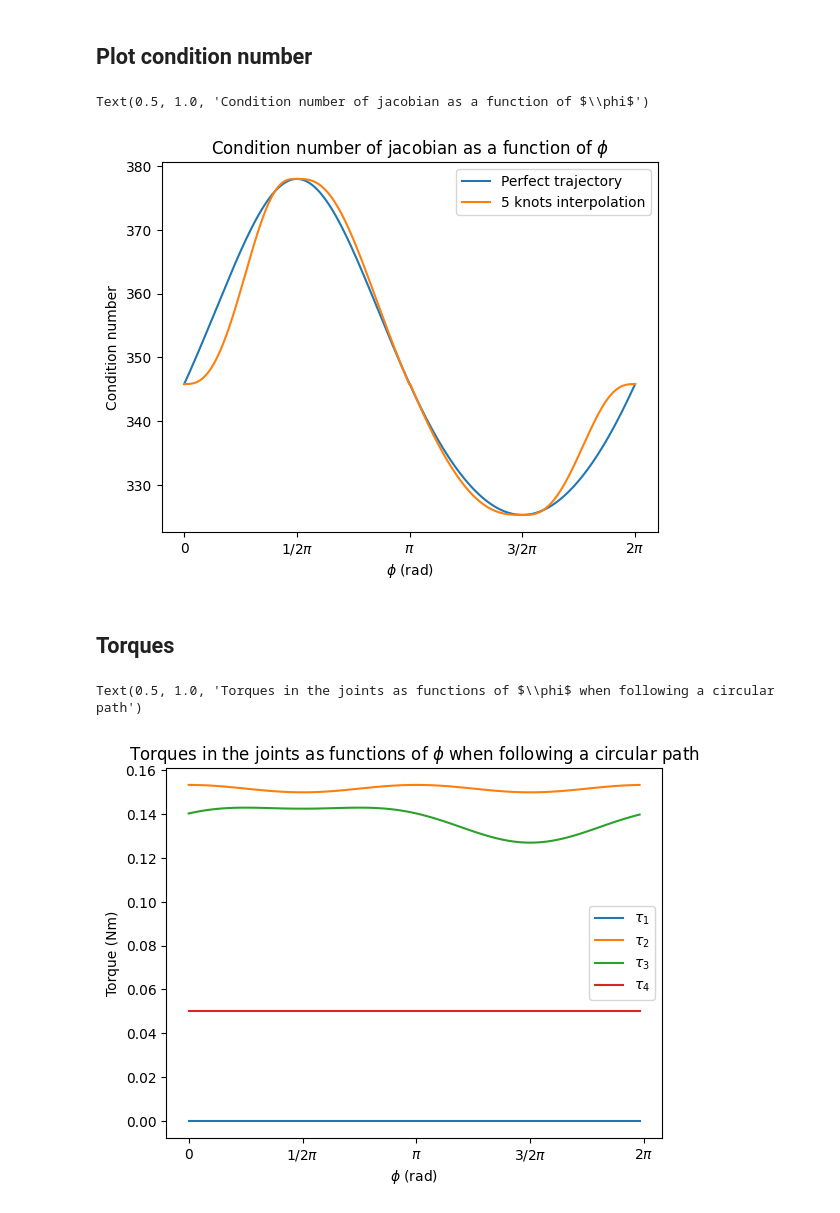
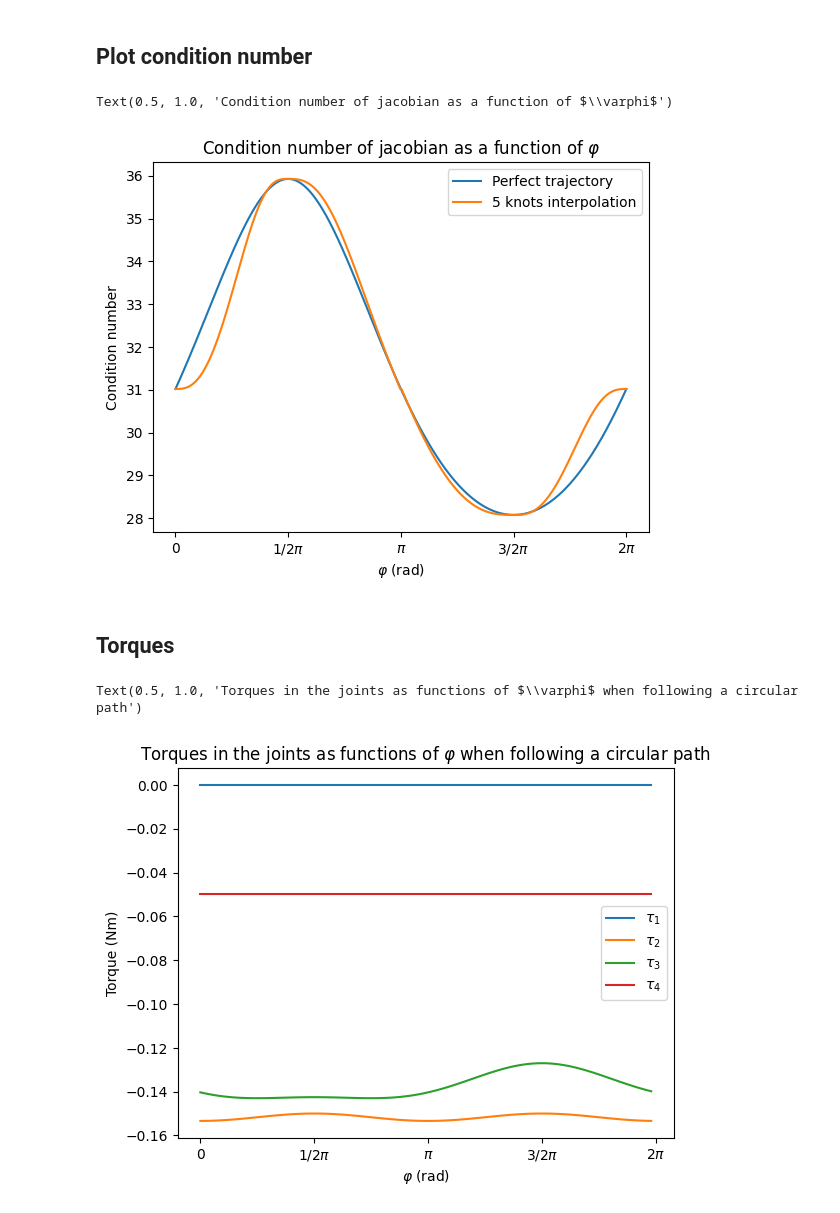
Before and after one commit to GrunyD/Robotics_course, a Jupyter notebook: plot_circle_path.ipynb, the cells around one changed output. Drawn from its saved outputs; the diff is of its cells as text; code cells hidden in the pictures.

```diff
--- a/plot_circle_path.ipynb
+++ b/plot_circle_path.ipynb
@@ -17,9 +14,14 @@ The autoreload extension is already loaded. To reload it, use:
 # %% [markdown]
 ## Problem 5
 # %%
-eta = np.array((0,-3,0,0))
-phi = np.pi/2
-angles = circle.get_angles_for_phi(phi)
-angle_velocities = jacobian.transform(angles, eta)
-print(angle_velocities)
+etas = np.array(((0,    0,      0, 0),
+                 (0,     -0.027, 0, 0),
+                 (0,    0,      -0.027, 0),
+                 (0,    0.027,  0, 0),
+                 (0,    0,      0, 0)))
+for eta in etas:
+    phi = np.pi/2
+    angles = circle.get_angles_for_phi(phi)
+    angle_velocities = jacobian.transform(angles, eta)
+    print(angle_velocities)
 # %% [output]
@@ -31,7 +41,7 @@ ticks = np.arange(0, 2.1, 0.5)
 pi_string = "$\pi$"
 labels = [F'{fractions.Fraction(tick) if tick != 1 else ""}{pi_string if tick != 0 else ""}' for tick in ticks]
 # %%
-lin_velocities = np.array(((0,0,0), (0,-27, 0), (0,0,-27), (0,27,0), (0,0,0)))
+lin_velocities = np.array(((0,0,0), (0,-0.027, 0), (0,0,-0.027), (0,0.027,0), (0,0,0)))
 matricies = trajectory_planning.circle_path(n_knots = 5, lin_velocities=lin_velocities)
 # %%
 k = []
@@ -87,13 +97,13 @@ fig, ax = plt.subplots(1,1)
 ax.plot(phis/np.pi, true_path_conds)
 ax.plot(phis/np.pi,conds)
 ax.set_xticks(labels = labels, ticks = ticks)
-ax.set_xlabel('$\phi$ (rad)')
+ax.set_xlabel(r'$\varphi$ (rad)')
 ax.set_ylabel('Condition number')
 ax.legend(('Perfect trajectory', '5 knots interpolation'))
-ax.set_title('Condition number of jacobian as a function of $\phi$')
+ax.set_title(r'Condition number of jacobian as a function of $\varphi$')
 # %% [output]
-Text(0.5, 1.0, 'Condition number of jacobian as a function of $\\phi$')
+Text(0.5, 1.0, 'Condition number of jacobian as a function of $\\varphi$')
-[figure, old version]
+[figure, new version]
 # %% [markdown]
 ## Torques
 # %%
@@ -101,7 +111,7 @@ Text(0.5, 1.0, 'Condition number of jacobian as a function of $\\phi$')
 N= 100
 torques = np.empty((N, 4))
 def get_r(t):
-    return np.sqrt((t[0,3]/1000)**2 + (t[1,3]/1000)**2)
+    return np.sqrt(t[0,3]**2 + t[1,3]**2)
 
 phis = []
 for i in range(N):
@@ -123,13 +133,13 @@ for i in range(N):
     torques[i] = t
 # %%
 fig, ax = plt.subplots(1,1)
-ax.plot(phis, torques)
+ax.plot(phis, -torques)
 ax.set_xticks(labels = labels, ticks = ticks)
 ax.legend(('$\\tau_1$', '$\\tau_2$', '$\\tau_3$', '$\\tau_4$'))
 ax.set_ylabel('Torque (Nm)')
-ax.set_xlabel('$\phi$ (rad)')
-ax.set_title('Torques in the joints as functions of $\phi$ when following a circular path')
+ax.set_xlabel(r'$\varphi$ (rad)')
+ax.set_title(r'Torques in the joints as functions of $\varphi$ when following a circular path')
 #TODO make sure y axis is really in Nm
 # %% [output]
-Text(0.5, 1.0, 'Torques in the joints as functions of $\\phi$ when following a circular path')
+Text(0.5, 1.0, 'Torques in the joints as functions of $\\varphi$ when following a circular path')
-[figure, old version]
+[figure, new version]
```
Also changed, not shown: parts of 4 cells of this notebook, 4 other files.
